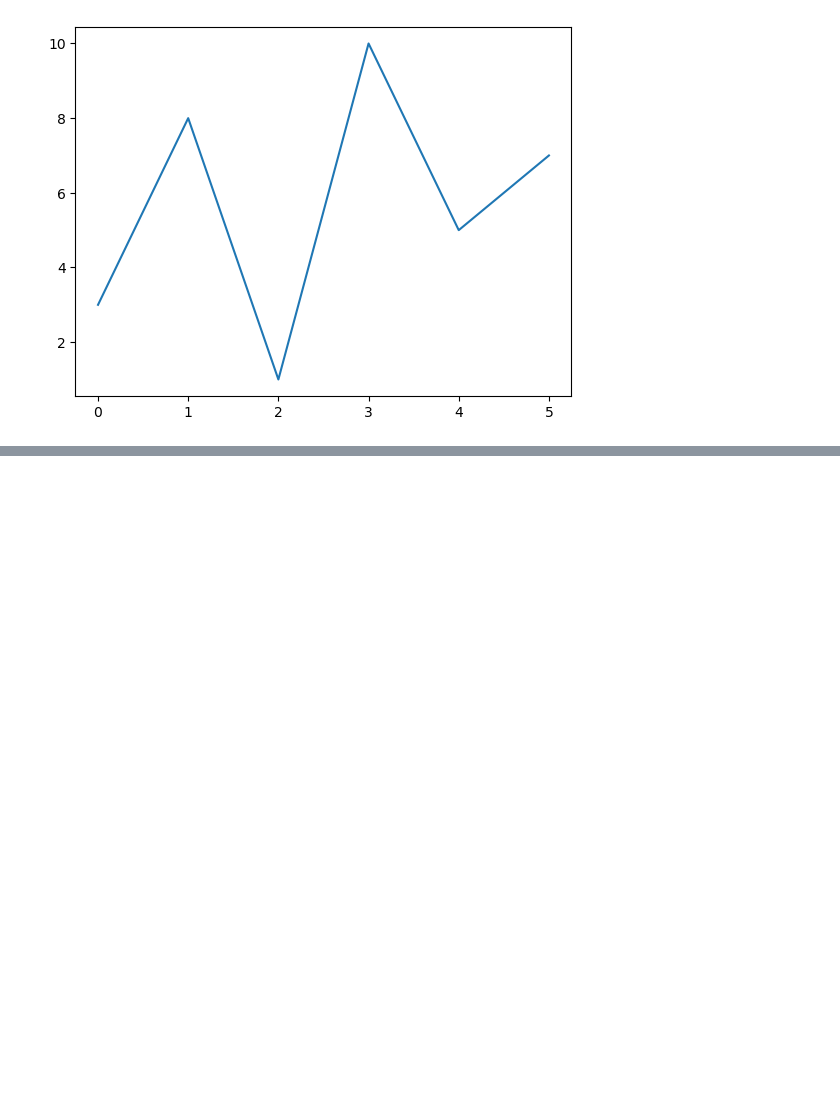
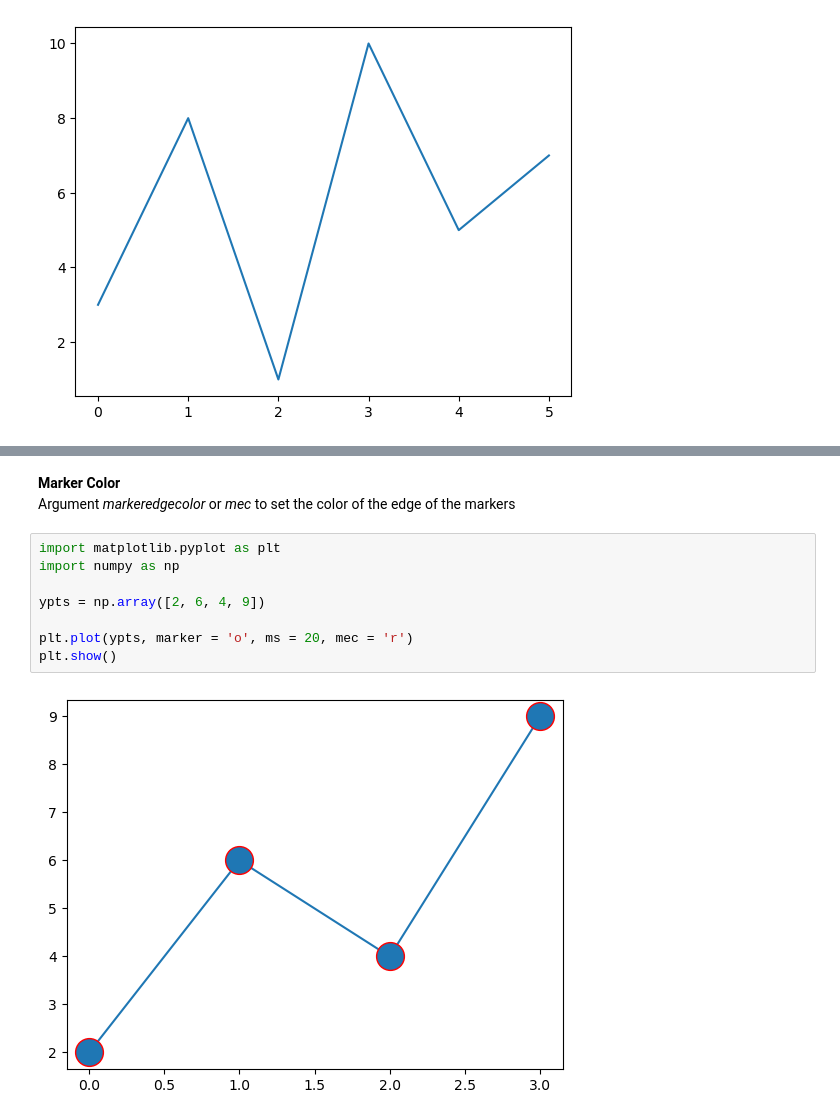
Before and after one commit to alfredkondoro/matplotlib-tutorial, a Jupyter notebook: matplotlib-tutorial.ipynb, the cells around one changed output, grey strips where cells are left out. Cells and saved outputs as stored; diff of their text form; blank space fills up the shorter version.

```diff
--- a/matplotlib-tutorial.ipynb
+++ b/matplotlib-tutorial.ipynb
@@ -71,0 +156,13 @@ plt.show()
+# %% [markdown]
+**Marker Color**<br>
+Argument *markeredgecolor* or *mec* to set the color of the edge of the markers
+# %%
+import matplotlib.pyplot as plt
+import numpy as np
+
+ypts = np.array([2, 6, 4, 9])
+
+plt.plot(ypts, marker = 'o', ms = 20, mec = 'r')
+plt.show()
+# %% [output]
+[figure, added]
```
Also changed, not shown: parts of 24 cells of this notebook.
